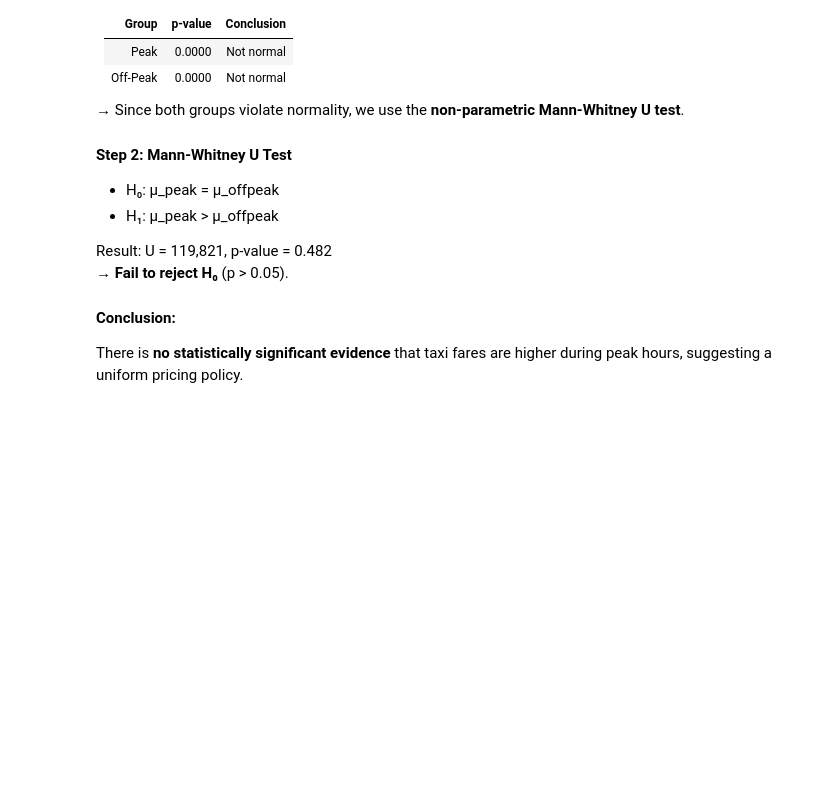
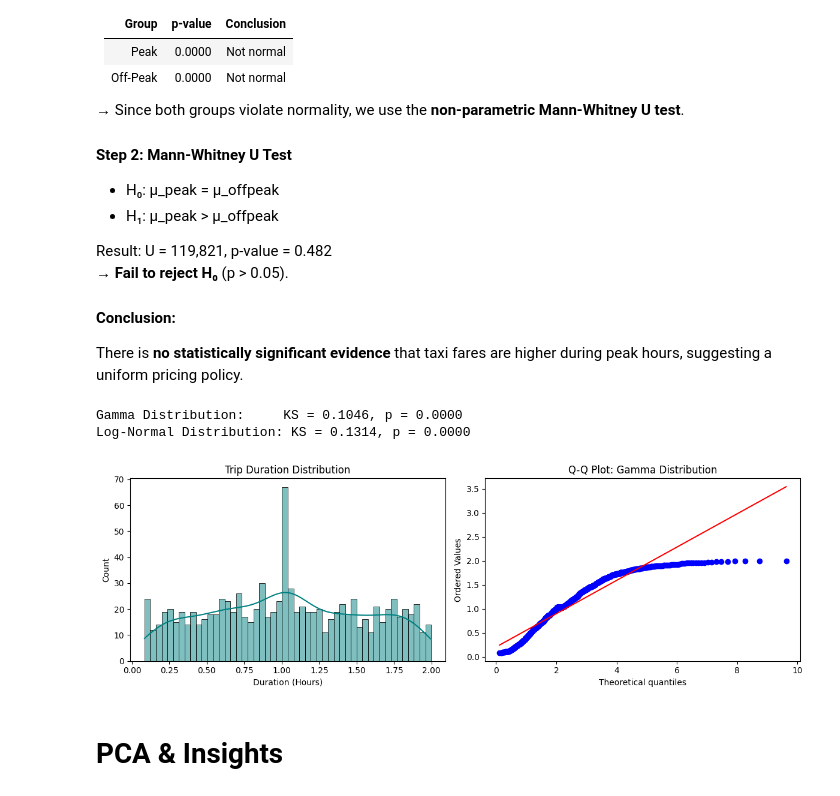
Before and after one commit to zeyad-mohvme-d/Taxi-Fare-Trip-Duration-Analytics, a Jupyter notebook: Notebook/Analysis.ipynb, the cells around one changed output. Cells and saved outputs as stored; diff of their text form; code cells hidden in the pictures; blank space fills up the shorter version.

```diff
--- a/Notebook/Analysis.ipynb
+++ b/Notebook/Analysis.ipynb
@@ -772,3 +772,38 @@ Result: U = 119,821, p-value = 0.482
 
 #### Conclusion:
 There is **no statistically significant evidence** that taxi fares are higher during peak hours, suggesting a uniform pricing policy.
+# %%
+duration = data['Trip_Duration_Hours'].dropna()
+duration = duration[duration > 0]
+
+# 2. رسم التوزيع
+plt.figure(figsize=(12, 4))
+plt.subplot(1, 2, 1)
+sns.histplot(duration, bins=50, kde=True, color='teal')
+plt.title('Trip Duration Distribution')
+plt.xlabel('Duration (Hours)')
+
+# Gamma
+a, loc, scale = stats.gamma.fit(duration, floc=0)  # floc=0: no shift
+ks_stat, p_val_gamma = stats.kstest(duration, 'gamma', args=(a, loc, scale))
+
+# Log-Normal
+shape, loc, scale = stats.lognorm.fit(duration, floc=0)
+ks_stat_ln, p_val_ln = stats.kstest(duration, 'lognorm', args=(shape, loc, scale))
+
+print(f"Gamma Distribution:     KS = {ks_stat:.4f}, p = {p_val_gamma:.4f}")
+print(f"Log-Normal Distribution: KS = {ks_stat_ln:.4f}, p = {p_val_ln:.4f}")
+
+# 6. Q-Q Plot
+
+plt.subplot(1, 2, 2)
+stats.probplot(duration, dist="gamma", sparams=(a,0,scale), plot=plt)
+plt.title('Q-Q Plot: Gamma Distribution')
+plt.tight_layout()
+plt.show()
+# %% [output]
+Gamma Distribution:     KS = 0.1046, p = 0.0000
+Log-Normal Distribution: KS = 0.1314, p = 0.0000
+[figure, added]
+# %% [markdown]
+#  PCA & Insights
```
Also changed, not shown: parts of 10 cells of this notebook.
